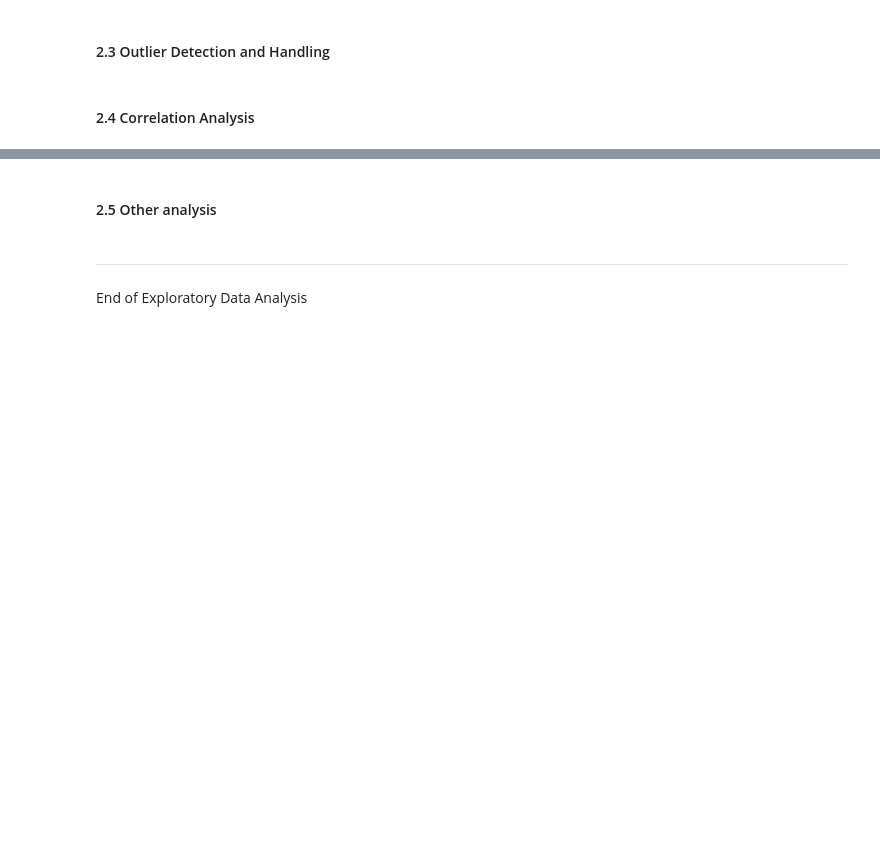
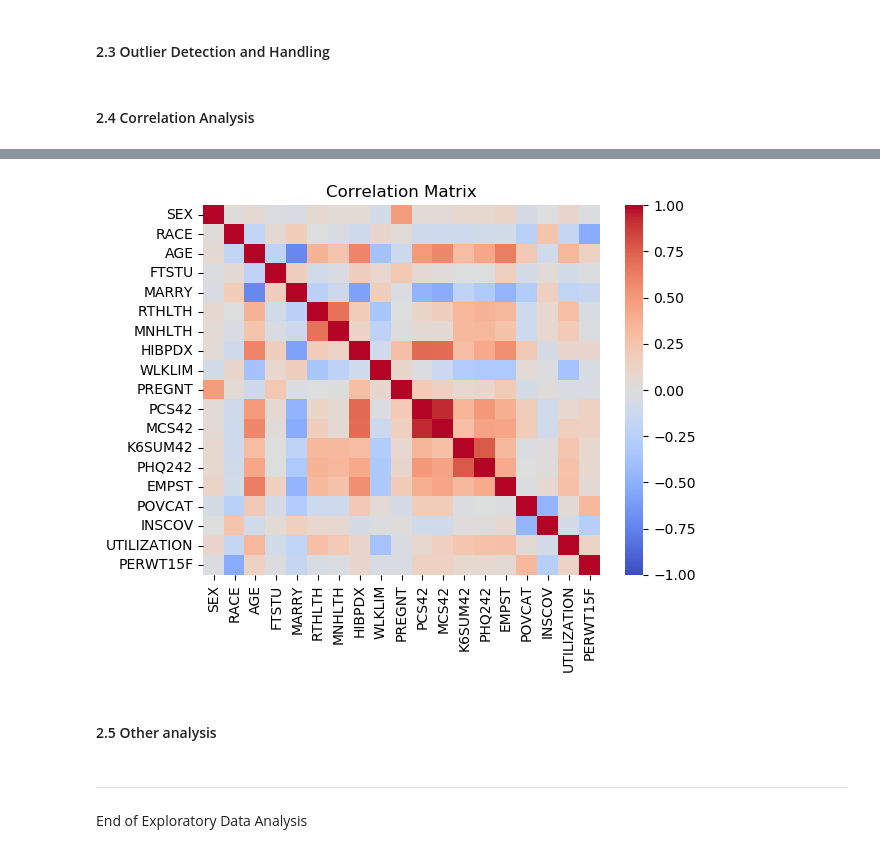
Before and after one commit to 474benchen/capstone_replication, a Jupyter notebook: replication_EDA.ipynb, the cells around one changed output, grey strips where cells are left out. Cells and saved outputs as stored; diff of their text form; code cells hidden in the pictures; blank space fills up the shorter version.

```diff
--- a/replication_EDA.ipynb
+++ b/replication_EDA.ipynb
@@ -324,6 +459,14 @@ df_panel_20_reduced
 # %%
-# Preliminary data visualizations
 # Correlation plots
+# not sure of which columns we all want to use yet but these are the ones I would keep in features_to_keep.
+# Looking at the full correlation matrix for all the columns, a lot of the ones left out are highly correlated to a
+# column included. Feel free to look at the full matrix for context.
+cor = df_panel_19_reduced[['SEX', 'RACE', 'AGE', 'FTSTU', 'MARRY', 'RTHLTH', 'MNHLTH', 'HIBPDX', 'WLKLIM', 'PREGNT', 'PCS42', 'MCS42', 'K6SUM42', 'PHQ242', 'EMPST', 'POVCAT', 'INSCOV', 'UTILIZATION', 'PERWT15F']].replace(['Non-White', 'White'],[0, 1]).corr()
+hm = sns.heatmap(cor, vmin=-1, cmap='coolwarm')
+plt.title('Correlation Matrix')
+plt.show()
+# %% [output]
+[figure, added]
 # %% [markdown]
 #### 2.5 Other analysis
 # %%
```
Also changed, not shown: parts of 9 cells of this notebook.
